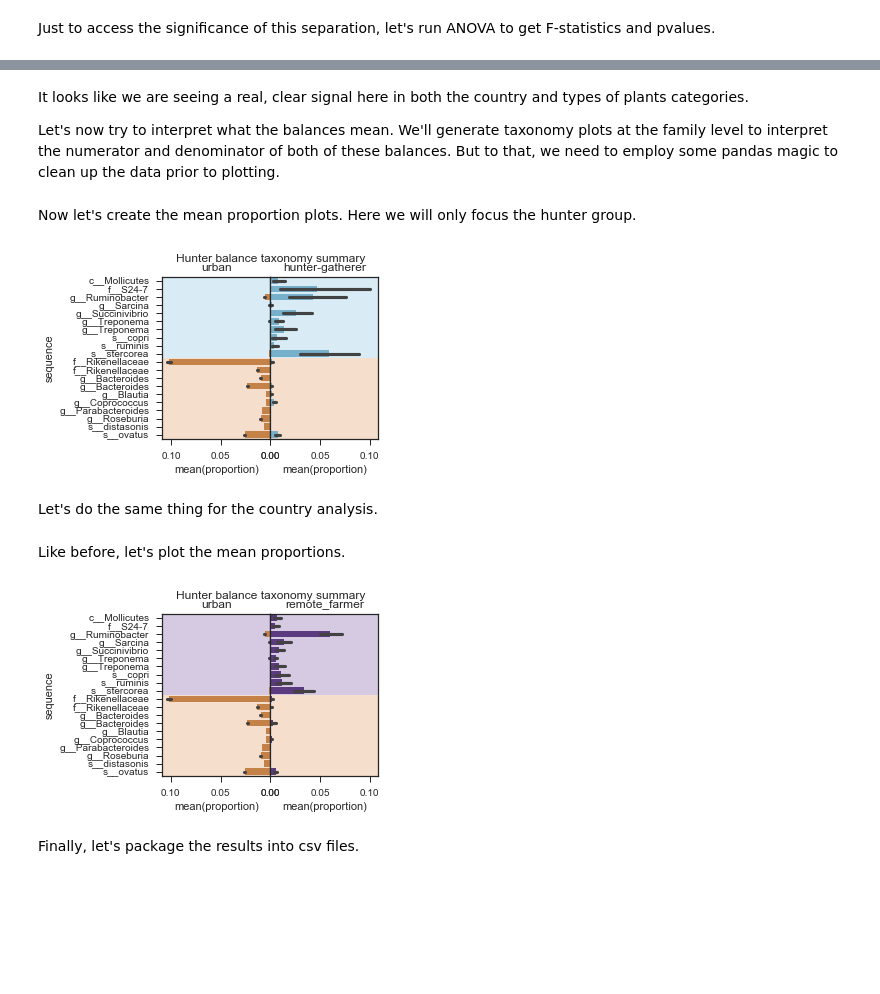
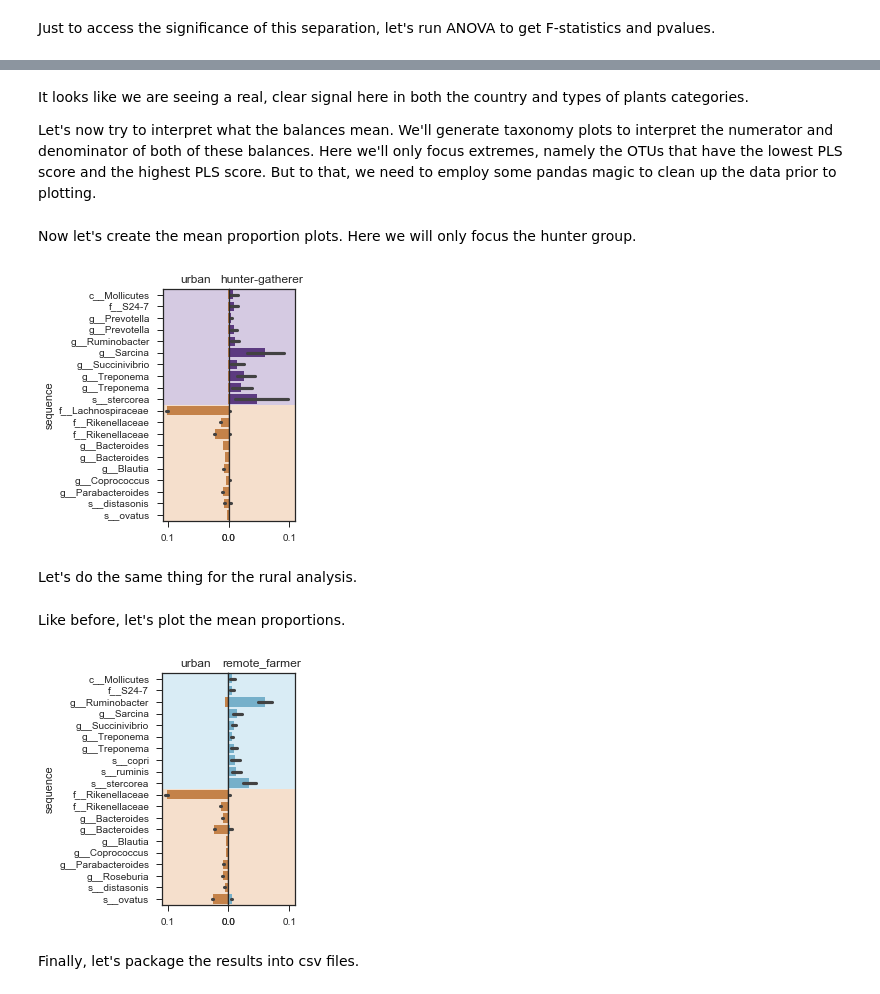
Before and after one commit to knightlab-analyses/american-gut-analyses, a Jupyter notebook: ipynb/western-nonwestern-balances.ipynb, the cells around one changed output, grey strips where cells are left out. Saved outputs shown, nothing was run; the diff lists cells and outputs as text; code cells hidden in the pictures; blank space fills up the shorter version.

```diff
--- a/ipynb/western-nonwestern-balances.ipynb
+++ b/ipynb/western-nonwestern-balances.ipynb
@@ -67,7 +67,6 @@ ctable = pd.DataFrame(clr(centralize(table+1)), index=table.index, columns=table
 To just visualize the results, we'll perform Partial Least Squares with two components.
 This will verify if there are clear patterns with respect to the types of plants and country analysis.
 # %%
-from sklearn.ensemble import RandomForestClassifier
 from sklearn.cross_decomposition import PLSRegression
 
 hunter_var = (metadata.life_style_2=='hunter-gatherer').values
@@ -84,14 +83,14 @@ fig, ax = plt.subplots(1, 2, figsize=(10, 5))
 midx = metadata.life_style_2=='hunter-gatherer'
 lidx = metadata.life_style_2=='urban'
 
-{'urban':'#d98134',
- 'remote_farmer':'#5b2e8c',
- 'hunter-gatherer':'#68b6d8'}
+colors={'urban':'#d98134',
+        'remote_farmer':'#68b6d8',
+        'hunter-gatherer':'#5b2e8c'}
 
 ax[0].scatter(hunters_pls.x_scores_[lidx, 0], hunters_pls.x_scores_[lidx, 1],
               color='#d98134', label='urban', edgecolor='k', marker='o', alpha=0.5)
 ax[0].scatter(hunters_pls.x_scores_[midx, 0], hunters_pls.x_scores_[midx, 1],
-              color='#68b6d8', label='hunter-gatherer', edgecolor='k', marker='o', alpha=0.5)
+              color='#5b2e8c', label='hunter-gatherer', edgecolor='k', marker='o', alpha=0.5)
 ax[0].set_xlabel('PLS1')
 ax[0].set_ylabel('PLS2')
 ax[0].legend()
@@ -102,7 +101,7 @@ midx = metadata.life_style_2=='urban'
 ax[1].scatter(farmer_pls.x_scores_[midx, 0], farmer_pls.x_scores_[midx, 1],
               color='#d98134', label='urban', edgecolor='k', marker='o', alpha=0.5)
 ax[1].scatter(farmer_pls.x_scores_[lidx, 0], farmer_pls.x_scores_[lidx, 1],
-              color='#5b2e8c', label='remote-farmer', edgecolor='k', marker='o', alpha=0.5)
+              color='#68b6d8', label='remote-farmer', edgecolor='k', marker='o', alpha=0.5)
 ax[1].set_xlabel('PLS1')
 ax[1].set_ylabel('PLS2')
 ax[1].legend()
@@ -354,7 +353,7 @@ Farmers  -- F-statistic: 1092.345689     p-value:        4.488887E-227
 # %% [markdown]
 It looks like we are seeing a real, clear signal here in both the country and types of plants categories.
 
-Let's now try to interpret what the balances mean.  We'll generate taxonomy plots at the family level to interpret the numerator and denominator of both of these balances.  But to that, we need to employ some pandas magic to clean up the data prior to plotting.
+Let's now try to interpret what the balances mean.  We'll generate taxonomy plots to interpret the numerator and denominator of both of these balances.  Here we'll only focus extremes, namely the OTUs that have the lowest PLS score and the highest PLS score.  But to that, we need to employ some pandas magic to clean up the data prior to plotting.
 # %%
 level = 'sequence'
 
@@ -394,7 +392,7 @@ Now let's create the mean proportion plots.  Here we will only focus the hunter
 import matplotlib as mpl
 mpl.rcParams['pdf.fonttype'] = 42
 sns.set_style('ticks')
-fig, ax = plt.subplots(1, 2, figsize=(5, 3))
+fig, ax = plt.subplots(1, 2, figsize=(3.5, 4))
 ax1, ax2 = ax
 
 num_taxa = taxa.loc[num_collapsed.columns, 'species']
@@ -404,50 +402,52 @@ urban_df = data.loc[data['life_style_2']=='urban'].dropna()
 sns.barplot(x='proportion',
             y=level,
             data=urban_df,
-            color='#d98134',
+            color=colors['urban'],
             ax=ax1)
 
 hunter_df = data.loc[data['life_style_2']=='hunter-gatherer'].dropna()
 sns.barplot(x='proportion',
             y=level,
             data=hunter_df,
-            color='#68b6d8',
+            color=colors['hunter-gatherer'],
             ax=ax2)
 
 ax1.set(yticklabels=sorted(num_taxa) + sorted(denom_taxa), title='urban')
 ax2.set(yticklabels=[], ylabel='', yticks=[], title='hunter-gatherer')
 
 max_xlim = max(ax1.get_xlim()[1], ax2.get_xlim()[1])
 min_xlim = max(ax1.get_xlim()[0], ax2.get_xlim()[0])
 
 max_ylim, min_ylim = ax1.get_ylim()
 
 xlim = ([min_xlim, max_xlim])
 ax1.set_xlim(max_xlim, min_xlim)
 ax2.set_xlim(min_xlim, max_xlim)
 ax1.set_position([0.2, 0.125, 0.3, 0.75])
 ax2.set_position([0.5, 0.125, 0.3, 0.75])
 
-num_color = '#68b6d8'  # hunter-gatherer
-denom_color = '#d98134' # urban
+num_color = colors['hunter-gatherer']  # hunter-gatherer
+denom_color = colors['urban'] # urban
 num_h = num_collapsed.shape[1]
 denom_h = denom_collapsed.shape[1]
 
 space = (max_ylim - min_ylim) / (num_h + denom_h)
 ymid = (max_ylim - min_ylim) * num_h /  (num_h + denom_h) - 0.5*space
 
 ax1.axhspan(min_ylim, ymid, facecolor=num_color, zorder=0, alpha=0.25)
 ax1.axhspan(ymid, max_ylim, facecolor=denom_color, zorder=0, alpha=0.25)
+ax1.set_xlabel('')
+ax2.set_xlabel('')
 
 ax2.axhspan(min_ylim, ymid, facecolor=num_color, zorder=0, alpha=0.25)
 ax2.axhspan(ymid, max_ylim, facecolor=denom_color, zorder=0, alpha=0.25)
-
-plt.suptitle('Hunter balance taxonomy summary')
-plt.savefig('hunter_taxonomy_proportions.pdf')
+plt.tight_layout()
+plt.subplots_adjust(wspace=0, hspace=0)
+plt.savefig('hunter_taxonomy_proportions.svg', bbox_inches = 'tight')
 # %% [output]
-[figure, old version]
+[figure, new version]
 # %% [markdown]
-Let's do the same thing for the country analysis.
+Let's do the same thing for the rural analysis.
 # %%
 level = 'sequence'
 
@@ -487,7 +487,7 @@ Like before, let's plot the mean proportions.
 import matplotlib as mpl
 mpl.rcParams['pdf.fonttype'] = 42
 sns.set_style('ticks')
-fig, ax = plt.subplots(1, 2, figsize=(5, 3))
+fig, ax = plt.subplots(1, 2, figsize=(3.5, 4))
 ax1, ax2 = ax
 
 num_taxa = taxa.loc[num_collapsed.columns, 'species']
@@ -497,7 +497,7 @@ urban_df = data.loc[data['life_style_2']=='urban'].dropna()
 sns.barplot(x='proportion',
             y=level,
             data=urban_df,
-            color='#d98134',
+            color=colors['urban'],
             order=list(num_taxa.index) + list(denom_taxa.index),
             ax=ax1)
 
@@ -505,7 +505,7 @@ farmer_df = data.loc[data['life_style_2']=='remote_farmer'].dropna()
 sns.barplot(x='proportion',
             y=level,
             data=farmer_df,
-            color='#5b2e8c',
+            color=colors['remote_farmer'],
             order=list(num_taxa.index) + list(denom_taxa.index),
             ax=ax2)
 
@@ -523,8 +523,8 @@ ax2.set_xlim(min_xlim, max_xlim)
 ax1.set_position([0.2, 0.125, 0.3, 0.75])
 ax2.set_position([0.5, 0.125, 0.3, 0.75])
 
-num_color   = '#5b2e8c' # farmer
-denom_color = '#d98134' # urban
+num_color   = colors['remote_farmer'] # farmer
+denom_color = colors['urban'] # urban
 num_h = num_collapsed.shape[1]
 denom_h = denom_collapsed.shape[1]
 
@@ -533,14 +533,15 @@ ymid = (max_ylim - min_ylim) * num_h /  (num_h + denom_h) - 0.5*space
 
 ax1.axhspan(min_ylim, ymid, facecolor=num_color, zorder=0, alpha=0.25)
 ax1.axhspan(ymid, max_ylim, facecolor=denom_color, zorder=0, alpha=0.25)
-
+ax1.set_xlabel('')
+ax2.set_xlabel('')
 ax2.axhspan(min_ylim, ymid, facecolor=num_color, zorder=0, alpha=0.25)
 ax2.axhspan(ymid, max_ylim, facecolor=denom_color, zorder=0, alpha=0.25)
-
-plt.suptitle('Hunter balance taxonomy summary')
-plt.savefig('farmer_taxonomy_proportions.pdf')
+plt.tight_layout()
+plt.subplots_adjust(wspace=0, hspace=0)
+plt.savefig('farmer_taxonomy_proportions.svg', bbox_inches = 'tight')
 # %% [output]
-[figure, old version]
+[figure, new version]
 # %% [markdown]
 Finally, let's package the results into csv files.
 # %%
```
Also changed, not shown: parts of 9 cells of this notebook, 1 other file.
